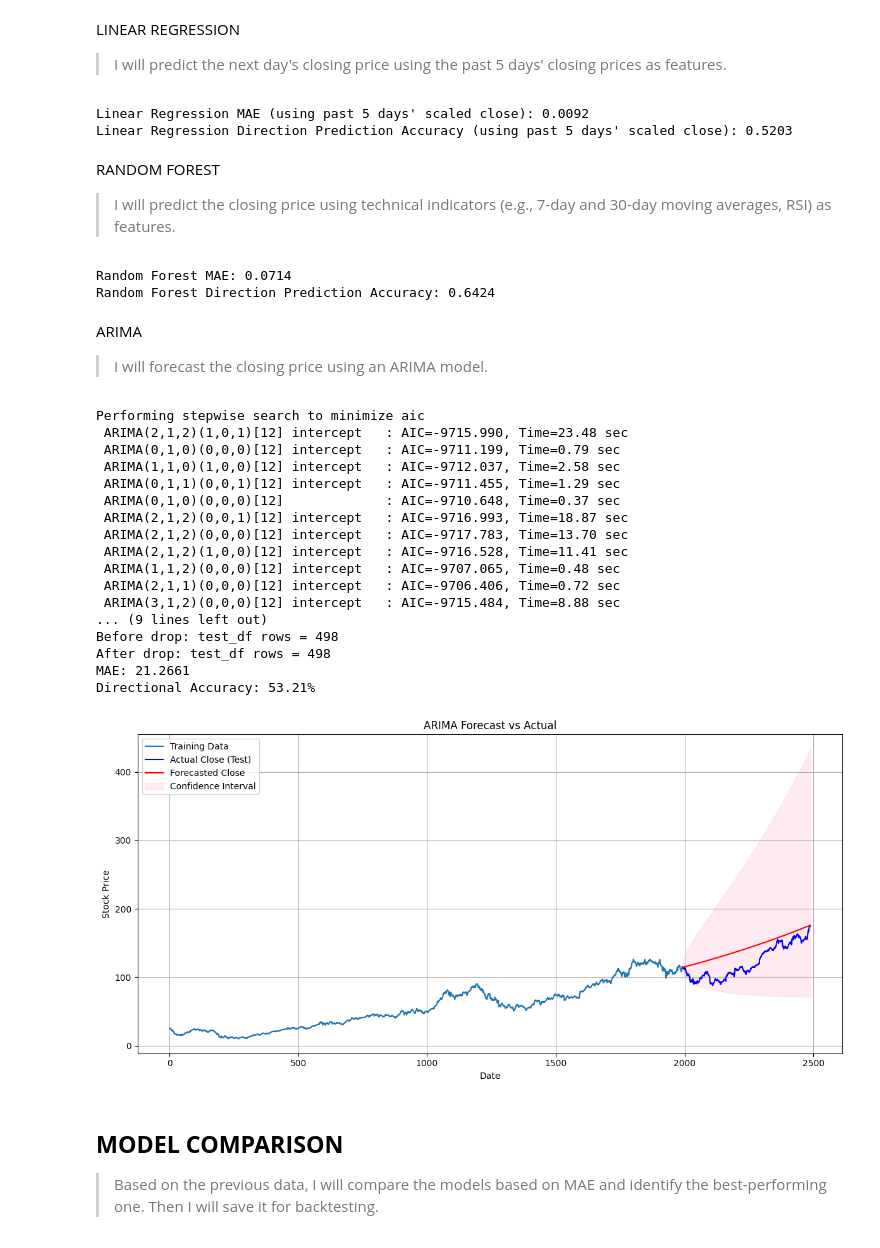
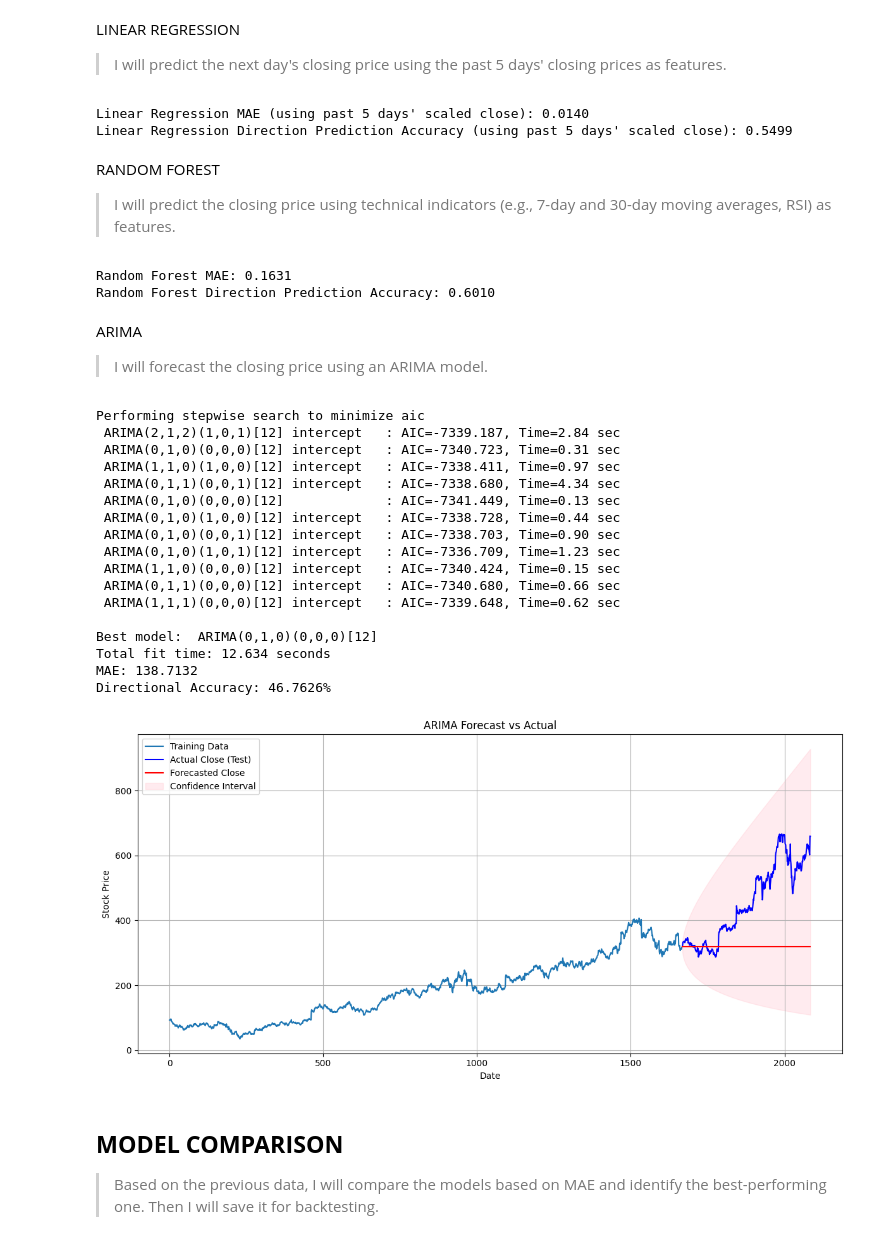
Before and after one commit to DevRajGit100906/CAIC-Projects, a Jupyter notebook: QUANTITATIVE FINANCE AND RESEARCH/WEEK 2/QUANTITATIVE_FINANCE_AND_RESEARCH.ipynb, the cells around one changed output. Saved outputs shown, nothing was run; the diff lists cells and outputs as text; code cells hidden in the pictures.

```diff
--- a/QUANTITATIVE FINANCE AND RESEARCH/WEEK 2/QUANTITATIVE_FINANCE_AND_RESEARCH.ipynb
+++ b/QUANTITATIVE FINANCE AND RESEARCH/WEEK 2/QUANTITATIVE_FINANCE_AND_RESEARCH.ipynb
@@ -493,15 +493,15 @@ features_random_forest = [
     'Number_of_Days', 'Year'
 ]
 features_linear_regressor = ['Open', '7-Day Moving Average', 'High-Low Spread', 'MACD', 'Volume', 'Volume_Price_Ratio']
-aapl_df = final_df.loc['aapl'].copy()
-aapl_df = aapl_df[aapl_df['Close'] > 0]
-aapl_df.dropna(subset=features_random_forest, inplace=True)
-aapl_df['Close_Log'] = np.log(aapl_df['Close'])
-aapl_df.dropna(subset=['Close_Log'], inplace=True)
-aapl_df.reset_index(inplace=True)
-train_size = int(len(aapl_df) * 0.8)
-train_df = aapl_df.iloc[:train_size]
-test_df = aapl_df.iloc[train_size:]
+amzn_df = final_df.loc['amzn'].copy()
+amzn_df = amzn_df[amzn_df['Close'] > 0]
+amzn_df.dropna(subset=features_random_forest, inplace=True)
+amzn_df['Close_Log'] = np.log(amzn_df['Close'])
+amzn_df.dropna(subset=['Close_Log'], inplace=True)
+amzn_df.reset_index(inplace=True)
+train_size = int(len(amzn_df) * 0.8)
+train_df = amzn_df.iloc[:train_size]
+test_df = amzn_df.iloc[train_size:]
 # %% [markdown]
 ### **MODEL IMPLEMENTATION AND EVALUATION**
 
@@ -549,18 +549,18 @@ lr_model.fit(X_train_lagged, y_train_lagged)
 y_pred_scaled = lr_model.predict(X_test_lagged)
 y_pred = y_scaler.inverse_transform(y_pred_scaled.reshape(-1, 1))
 y_test_actual = y_scaler.inverse_transform(y_test_lagged.values.reshape(-1, 1))
-mae = mean_absolute_error(y_test_actual, y_pred)
-print(f"Linear Regression MAE (using past 5 days' scaled close): {mae:.4f}")
+mae_lr = mean_absolute_error(y_test_actual, y_pred)
+print(f"Linear Regression MAE (using past 5 days' scaled close): {mae_lr:.4f}")
 test_df_aligned = test_df_reset.loc[test_df_lagged.index]
 actual_prev_close = test_df_aligned['Close_Log'].shift(1).dropna()
 predicted_direction = np.sign(y_pred.flatten()[1:] - actual_prev_close)
 actual_direction = np.sign(test_df_aligned['Close_Log'].values[1:] - actual_prev_close)
 correct_predictions = np.sum(predicted_direction == actual_direction)
-accuracy = correct_predictions / len(actual_direction)
-print(f"Linear Regression Direction Prediction Accuracy (using past 5 days' scaled close): {accuracy:.4f}")
+accuracy_lr = correct_predictions / len(actual_direction)
+print(f"Linear Regression Direction Prediction Accuracy (using past 5 days' scaled close): {accuracy_lr:.4f}")
 # %% [output]
-Linear Regression MAE (using past 5 days' scaled close): 0.0092
-Linear Regression Direction Prediction Accuracy (using past 5 days' scaled close): 0.5203
+Linear Regression MAE (using past 5 days' scaled close): 0.0140
+Linear Regression Direction Prediction Accuracy (using past 5 days' scaled close): 0.5499
 # %% [markdown]
 RANDOM FOREST
 
@@ -587,8 +587,8 @@ correct_predictions_rf = np.sum(predicted_direction_rf[non_zero_change_indices]
 accuracy_rf = correct_predictions_rf / np.sum(non_zero_change_indices) if np.sum(non_zero_change_indices) > 0 else 0
 print(f"Random Forest Direction Prediction Accuracy: {accuracy_rf:.4f}")
 # %% [output]
-Random Forest MAE: 0.0714
-Random Forest Direction Prediction Accuracy: 0.6424
+Random Forest MAE: 0.1631
+Random Forest Direction Prediction Accuracy: 0.6010
 # %% [markdown]
 ARIMA
 
@@ -603,55 +603,53 @@ model = pm.auto_arima(train_df['Close_Log'],
                       suppress_warnings=True)
 n_periods = len(test_df)
 forecast, conf_int = model.predict(n_periods=n_periods, return_conf_int=True)
 test_df = test_df.copy()
 test_df['Forecast_Close_Log'] = forecast
 test_df['Forecast_Close'] = np.exp(test_df['Forecast_Close_Log'])
 test_df['Actual_Close'] = np.exp(test_df['Close_Log'])
 test_df.replace([np.inf, -np.inf], np.nan, inplace=True)
-print("Before drop: test_df rows =", len(test_df))
 test_df.dropna(subset=['Forecast_Close', 'Actual_Close'], inplace=True)
-print("After drop: test_df rows =", len(test_df))
-mae = mean_absolute_error(test_df['Actual_Close'], test_df['Forecast_Close'])
+mae_ar = mean_absolute_error(test_df['Actual_Close'], test_df['Forecast_Close'])
 print(f"MAE: {mae:.4f}")
 test_df['Actual_Direction'] = test_df['Actual_Close'].diff().apply(lambda x: 1 if x > 0 else 0)
 test_df['Predicted_Direction'] = test_df['Forecast_Close'].diff().apply(lambda x: 1 if x > 0 else 0)
 test_df.dropna(subset=['Actual_Direction', 'Predicted_Direction'], inplace=True)
-direction_accuracy = np.mean(test_df['Actual_Direction'] == test_df['Predicted_Direction'])
-print(f"Directional Accuracy: {direction_accuracy * 100:.2f}%")
+accuracy_ar = np.mean(test_df['Actual_Direction'] == test_df['Predicted_Direction'])
+print(f"Directional Accuracy: {accuracy_ar * 100:.4f}%")
 plt.figure(figsize=(12, 6))
 plt.plot(train_df.index, np.exp(train_df['Close_Log']), label='Training Data')
 plt.plot(test_df.index, test_df['Actual_Close'], label='Actual Close (Test)', color='blue')
 plt.plot(test_df.index, test_df['Forecast_Close'], label='Forecasted Close', color='red')
 plt.fill_between(test_df.index,
                   np.exp(conf_int[:, 0]),
                   np.exp(conf_int[:, 1]),
                   color='pink', alpha=0.3, label='Confidence Interval')
 plt.legend()
 plt.title('ARIMA Forecast vs Actual')
 plt.xlabel('Date')
 plt.ylabel('Stock Price')
 plt.grid(True)
 plt.tight_layout()
 plt.show()
 # %% [output]
 Performing stepwise search to minimize aic
- ARIMA(2,1,2)(1,0,1)[12] intercept   : AIC=-9715.990, Time=23.48 sec
- ARIMA(0,1,0)(0,0,0)[12] intercept   : AIC=-9711.199, Time=0.79 sec
- ARIMA(1,1,0)(1,0,0)[12] intercept   : AIC=-9712.037, Time=2.58 sec
- ARIMA(0,1,1)(0,0,1)[12] intercept   : AIC=-9711.455, Time=1.29 sec
- ARIMA(0,1,0)(0,0,0)[12]             : AIC=-9710.648, Time=0.37 sec
- ARIMA(2,1,2)(0,0,1)[12] intercept   : AIC=-9716.993, Time=18.87 sec
- ARIMA(2,1,2)(0,0,0)[12] intercept   : AIC=-9717.783, Time=13.70 sec
- ARIMA(2,1,2)(1,0,0)[12] intercept   : AIC=-9716.528, Time=11.41 sec
- ARIMA(1,1,2)(0,0,0)[12] intercept   : AIC=-9707.065, Time=0.48 sec
- ARIMA(2,1,1)(0,0,0)[12] intercept   : AIC=-9706.406, Time=0.72 sec
- ARIMA(3,1,2)(0,0,0)[12] intercept   : AIC=-9715.484, Time=8.88 sec
-... (9 lines left out)
-Before drop: test_df rows = 498
-After drop: test_df rows = 498
-MAE: 21.2661
-Directional Accuracy: 53.21%
+ ARIMA(2,1,2)(1,0,1)[12] intercept   : AIC=-7339.187, Time=2.84 sec
+ ARIMA(0,1,0)(0,0,0)[12] intercept   : AIC=-7340.723, Time=0.31 sec
+ ARIMA(1,1,0)(1,0,0)[12] intercept   : AIC=-7338.411, Time=0.97 sec
+ ARIMA(0,1,1)(0,0,1)[12] intercept   : AIC=-7338.680, Time=4.34 sec
+ ARIMA(0,1,0)(0,0,0)[12]             : AIC=-7341.449, Time=0.13 sec
+ ARIMA(0,1,0)(1,0,0)[12] intercept   : AIC=-7338.728, Time=0.44 sec
+ ARIMA(0,1,0)(0,0,1)[12] intercept   : AIC=-7338.703, Time=0.90 sec
+ ARIMA(0,1,0)(1,0,1)[12] intercept   : AIC=-7336.709, Time=1.23 sec
+ ARIMA(1,1,0)(0,0,0)[12] intercept   : AIC=-7340.424, Time=0.15 sec
+ ARIMA(0,1,1)(0,0,0)[12] intercept   : AIC=-7340.680, Time=0.66 sec
+ ARIMA(1,1,1)(0,0,0)[12] intercept   : AIC=-7339.648, Time=0.62 sec
+
+Best model:  ARIMA(0,1,0)(0,0,0)[12]
+Total fit time: 12.634 seconds
+MAE: 138.7132
+Directional Accuracy: 46.7626%
-[figure, old version]
+[figure, new version]
 # %% [markdown]
 ## **MODEL COMPARISON**
 
```
Also changed, not shown: parts of 3 cells of this notebook, 3 other files.
